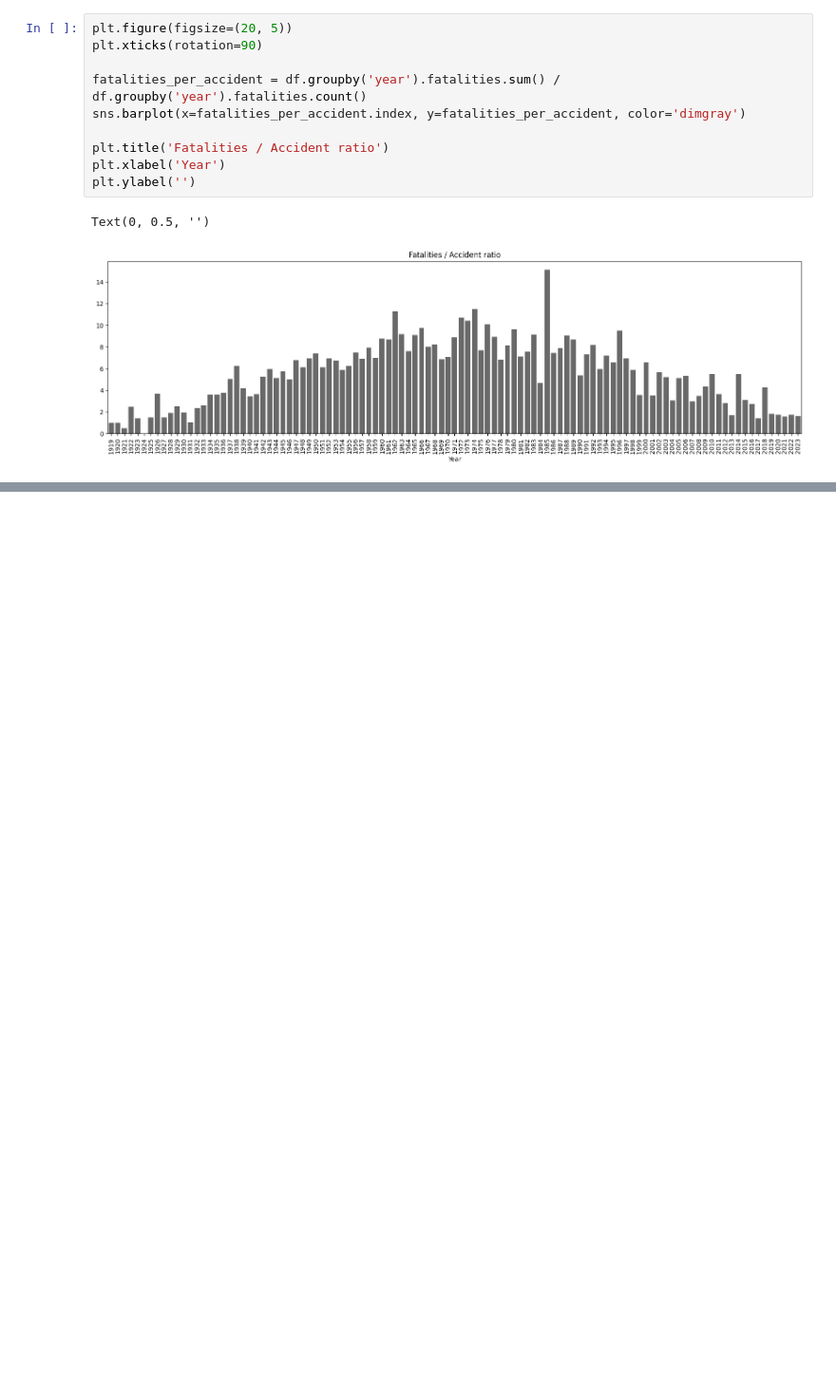
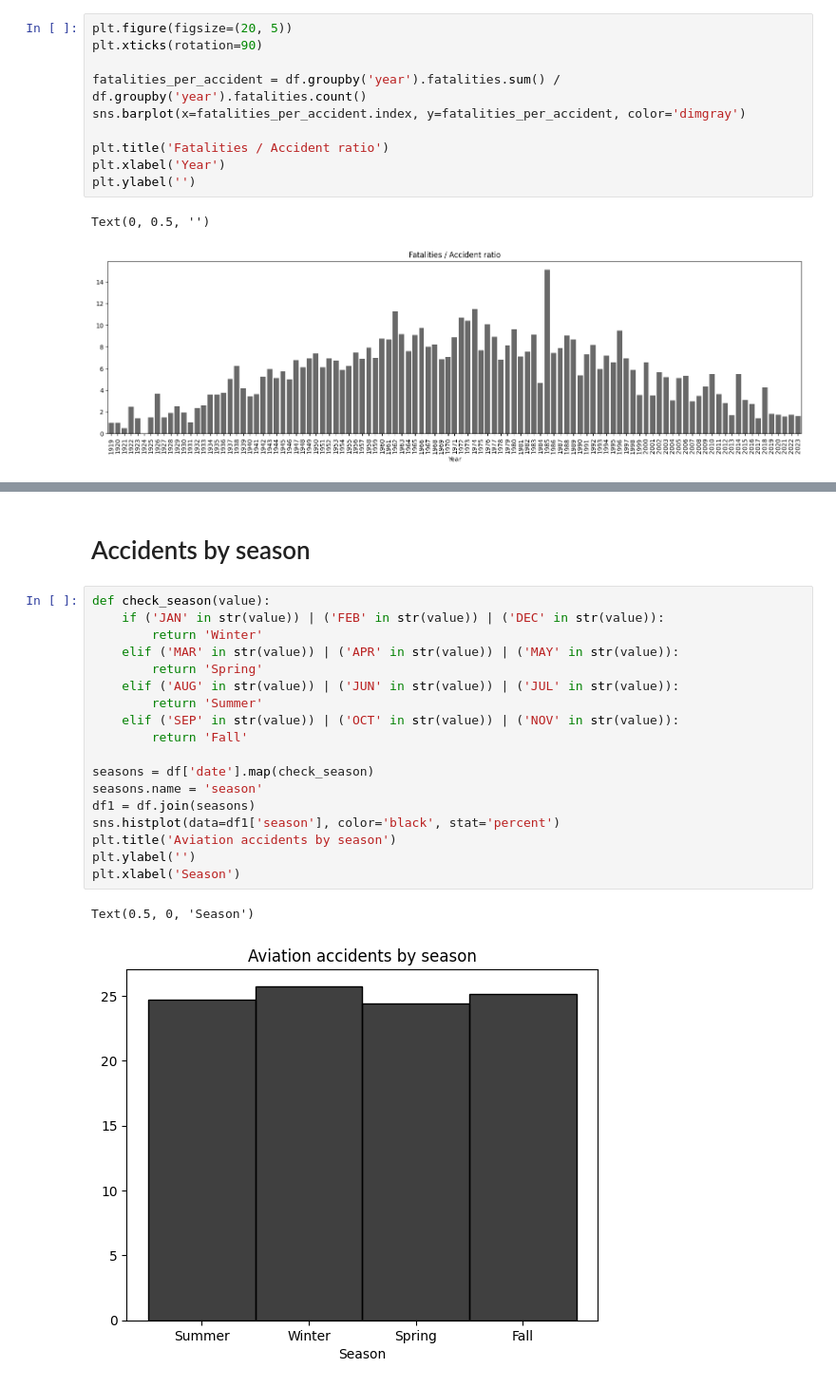
Before and after one commit to sootooly/aviation-accidents-analysis, a Jupyter notebook: aviation-accidents.ipynb, the cells around one changed output, grey strips where cells are left out. Shown: that part at 95% size. Saved outputs shown, nothing was run; the diff lists cells and outputs as text; blank space fills up the shorter version.

Commit message:
Kaggle Notebook | Aviation Accidents | Version 5

```diff
--- a/aviation-accidents.ipynb
+++ b/aviation-accidents.ipynb
@@ -130,0 +120,23 @@ df.loc[df.year == '1985']
+# %% [markdown]
+# Accidents by season
+# %%
+def check_season(value):
+    if ('JAN' in str(value)) | ('FEB' in str(value)) | ('DEC' in str(value)):
+        return 'Winter'
+    elif ('MAR' in str(value)) | ('APR' in str(value)) | ('MAY' in str(value)):
+        return 'Spring'
+    elif ('AUG' in str(value)) | ('JUN' in str(value)) | ('JUL' in str(value)):
+        return 'Summer'
+    elif ('SEP' in str(value)) | ('OCT' in str(value)) | ('NOV' in str(value)):
+        return 'Fall'
+
+seasons = df['date'].map(check_season)
+seasons.name = 'season'
+df1 = df.join(seasons)
+sns.histplot(data=df1['season'], color='black', stat='percent')
+plt.title('Aviation accidents by season')
+plt.ylabel('')
+plt.xlabel('Season')
+# %% [output]
+Text(0.5, 0, 'Season')
+[figure, added]
```
Also changed, not shown: parts of 5 cells of this notebook.
